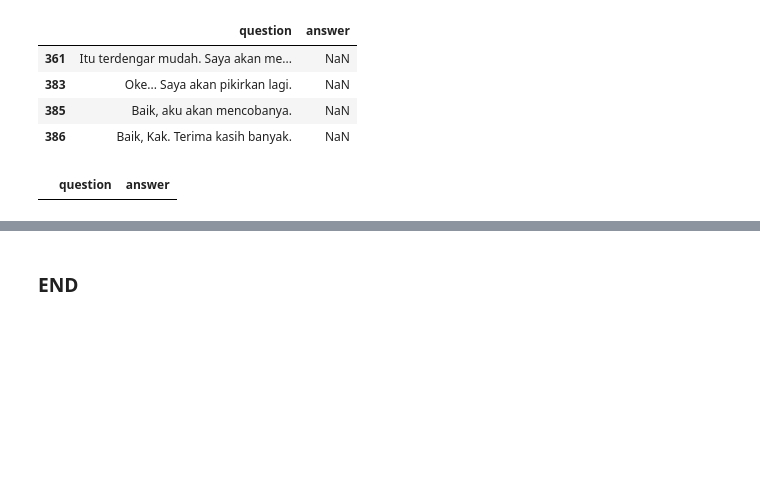
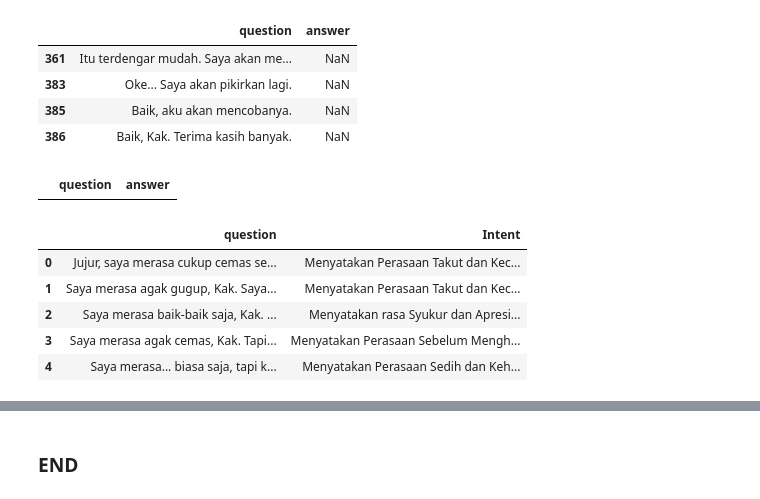
Before and after one commit to dinalarcode/Counselling-Chatbot, a Jupyter notebook: data/data_exploration.ipynb, the cells around one changed output, grey strips where cells are left out. Drawn from its saved outputs; the diff is of its cells as text; code cells hidden in the pictures; blank space fills up the shorter version.

```diff
--- a/data/data_exploration.ipynb
+++ b/data/data_exploration.ipynb
@@ -196,3 +196,13 @@ dqna[dqna.isnull().any(axis=1)]
 # %%
 # simpan dataset kembali
 dqna.to_csv('dataset_qna.csv')
+# %%
+dmi = pd.read_csv('dataset_multiintent.csv')
+dmi.head()
+# %% [output]
+|  | question | Intent |
+| 0 | Jujur, saya merasa cukup cemas se... | Menyatakan Perasaan Takut dan Kec... |
+| 1 | Saya merasa agak gugup, Kak. Saya... | Menyatakan Perasaan Takut dan Kec... |
+| 2 | Saya merasa baik-baik saja, Kak. ... | Menyatakan rasa Syukur dan Apresi... |
+| 3 | Saya merasa agak cemas, Kak. Tapi... | Menyatakan Perasaan Sebelum Mengh... |
+| 4 | Saya merasa... biasa saja, tapi k... | Menyatakan Perasaan Sedih dan Keh... |
```
Also changed, not shown: parts of 4 cells of this notebook, 1 other file.
